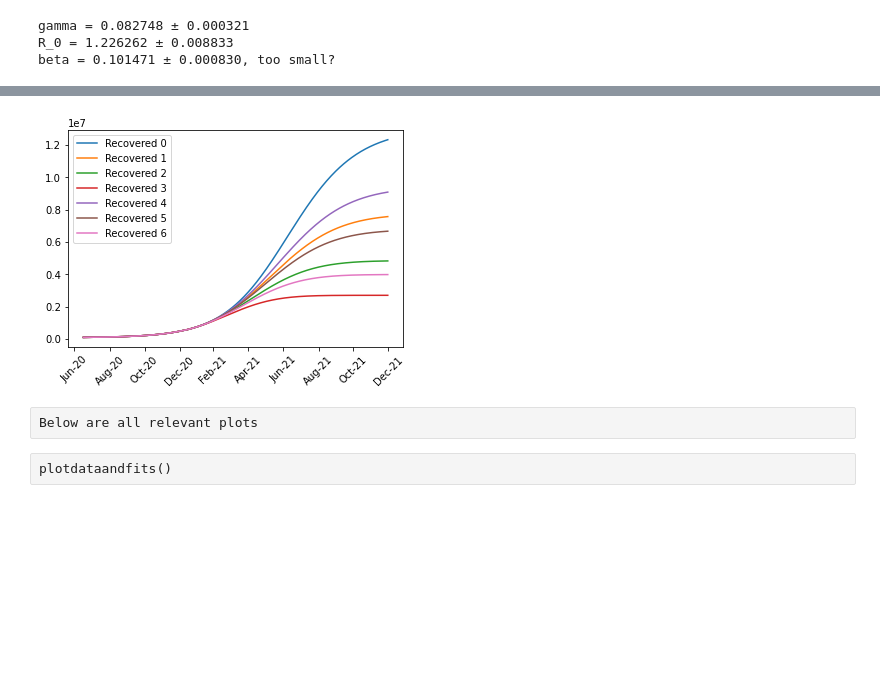
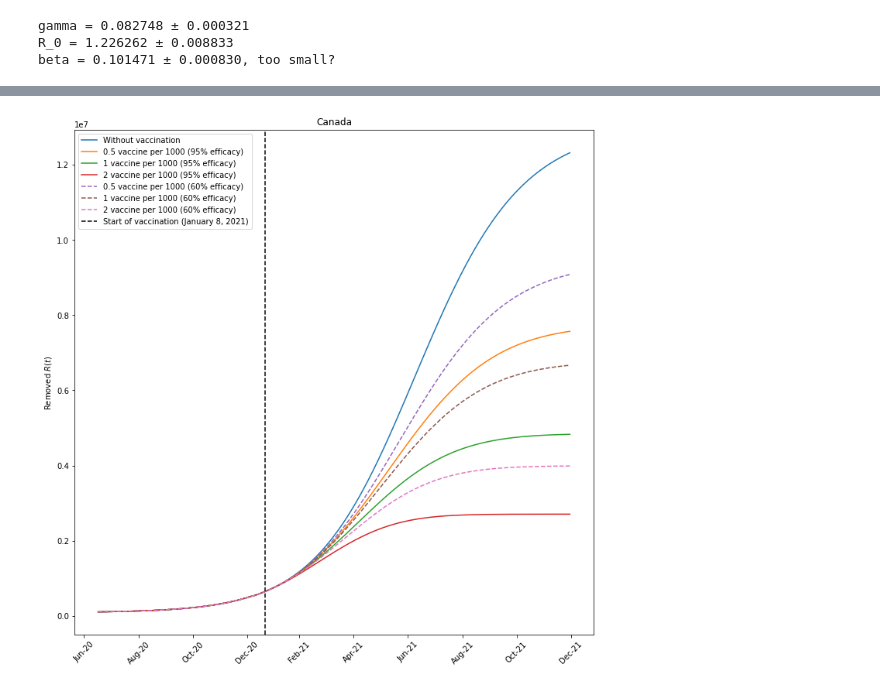
Before and after one commit to PoldeDalmau/SIR_COVID, a Jupyter notebook: Example_Canada.ipynb, the cells around one changed output, grey strips where cells are left out. Cells and saved outputs as stored; diff of their text form; code cells hidden in the pictures; blank space fills up the shorter version.

Commit message:
vaccine prediction plot improved

```diff
--- a/Example_Canada.ipynb
+++ b/Example_Canada.ipynb
@@ -91,6 +96,7 @@ y0 = S0, I0, R0, V0
 ret_v = []
 t = np.arange(175, 533)
 u = [0, 0.5*N/1000, 1*N/1000, 2*N/1000, 0.5*N/1000, 1*N/1000, 2*N/1000]
+u_explain = ['Without vaccination', '0.5 vaccine per 1000 (95% efficacy)', '1 vaccine per 1000 (95% efficacy)', '2 vaccine per 1000 (95% efficacy)', '0.5 vaccine per 1000 (60% efficacy)', '1 vaccine per 1000 (60% efficacy)', '2 vaccine per 1000 (60% efficacy)']
 alpha = [0, 0.95, 0.95, 0.95, 0.60, 0.60, 0.60]
 R_aft = []
 I_aft = []
@@ -114,21 +121,24 @@ print(R_aft[6][-1])
 # %%
 # plot the data obtained in the previous cell
 #t = np.arange(0, 533)
 #plt.plot(t, R_final[1])
 real_t = pd.date_range(start="2020-07-17",end="2021-12-31")
-fig, ax = plt.subplots()
+fig, ax = plt.subplots(figsize=(12,12))
+
 for i in range(7):
 
-    ax.plot(real_t,R_final[i], label = 'Recovered '+str(i))
+    if i > 3:
+        ax.plot(real_t,R_final[i], label = str(u_explain[i]), linestyle = '--')
+    else:
+        ax.plot(real_t,R_final[i], label = str(u_explain[i]))
+    ax.set_ylabel('Removed $R(t)$')
 date_form = DateFormatter('%b-%y')
+
 ax.xaxis.set_major_formatter(date_form)
+ax.set_title(place)
 plt.xticks(rotation=45)
-
+plt.axvline(pd.Timestamp('2021-01-21'),color='k', linestyle = '--', label = 'Start of vaccination (January 8, 2021)')
 plt.legend()
 plt.show()
 # %% [output]
-[figure, old version]
+[figure, new version]
-# %% [raw]
-Below are all relevant plots
-# %% [raw]
-plotdataandfits()
```
Also changed, not shown: parts of 6 cells of this notebook.
